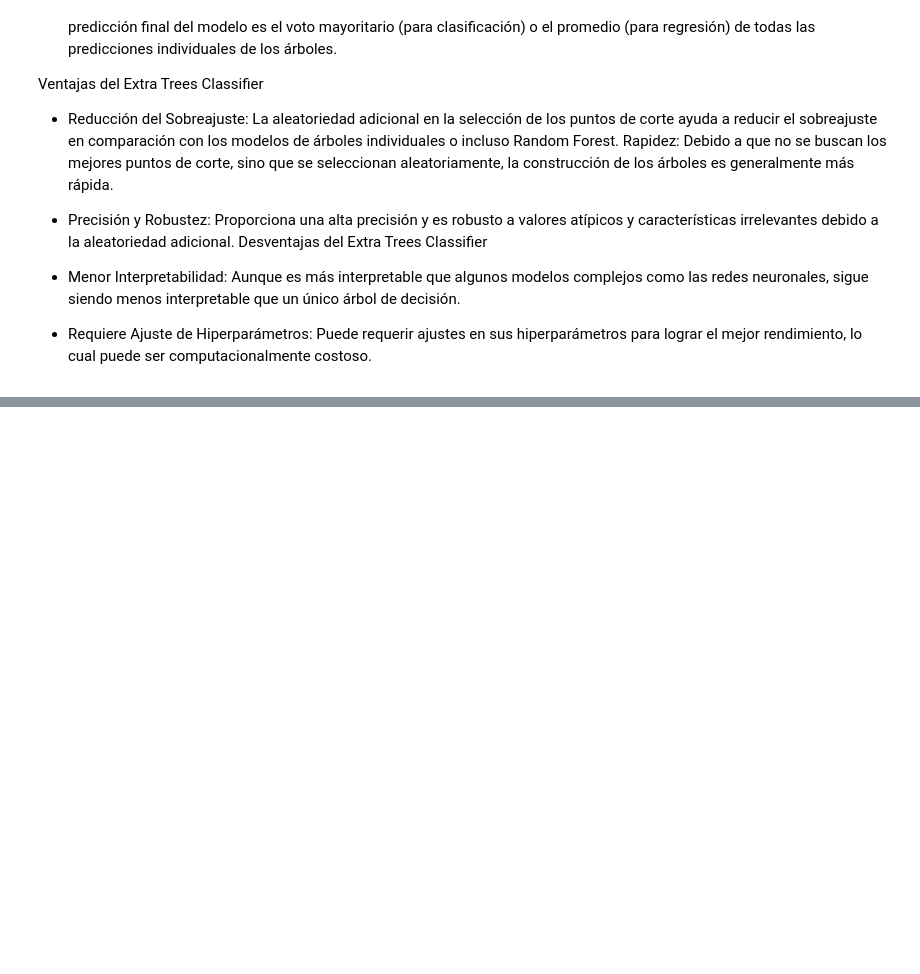
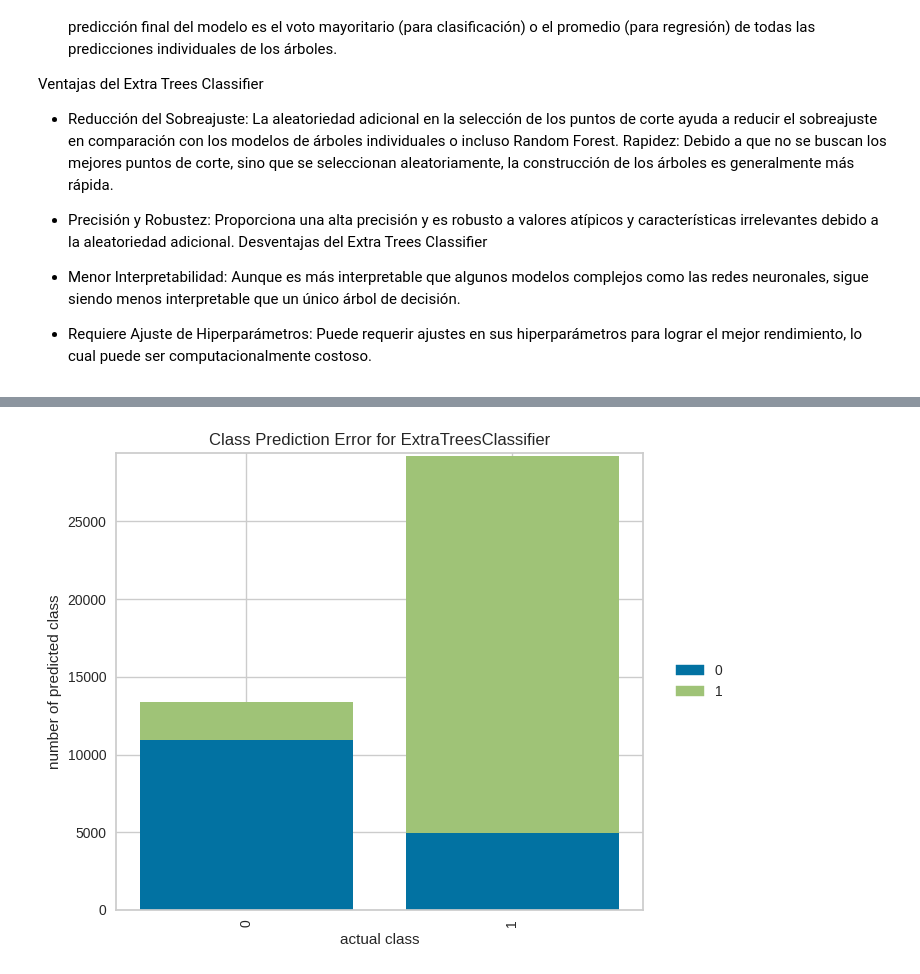
Before and after one commit to jagvgithub/Classification_Regression_models, a Jupyter notebook: Modelo_Retencion.ipynb, the cells around one changed output, grey strips where cells are left out. Cells and saved outputs as stored; diff of their text form; code cells hidden in the pictures; blank space fills up the shorter version.

```diff
--- a/Modelo_Retencion.ipynb
+++ b/Modelo_Retencion.ipynb
@@ -324,0 +350,3 @@ plot_model(tuned_modelo,plot='auc')
+# %%
+plot_model(tuned_modelo,plot='error')
+# %% [output]
@@ -324,0 +354 @@ plot_model(tuned_modelo,plot='auc')
+[figure, added]
```
Also changed, not shown: parts of 24 cells of this notebook.
